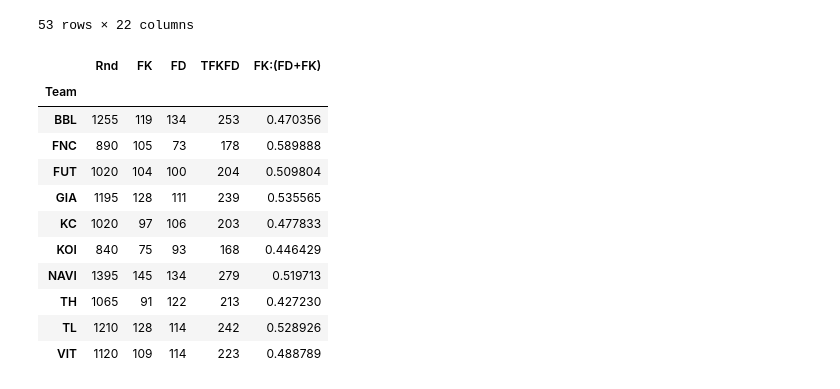
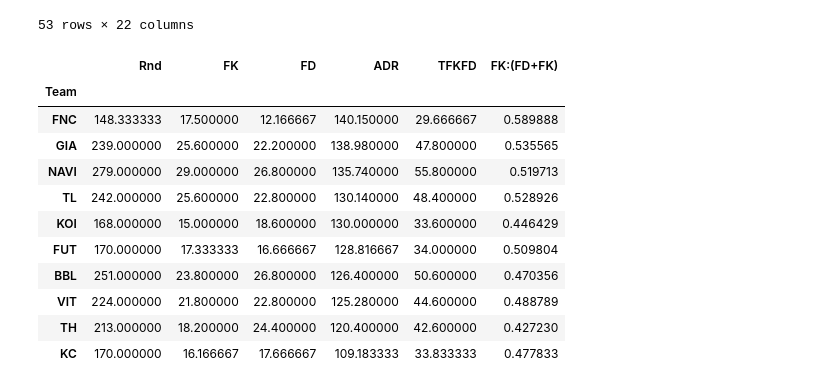
Before and after one commit to RayWP/Valorant_DS, a Jupyter notebook: notebooks/emea-analytic.ipynb, the cells around one changed output. Saved outputs shown, nothing was run; the diff lists cells and outputs as text; code cells hidden in the pictures.

```diff
--- a/notebooks/emea-analytic.ipynb
+++ b/notebooks/emea-analytic.ipynb
@@ -24,20 +25,20 @@ stats
 53 rows × 22 columns
 # %%
 # Most aggresive team (first kill/ (first death + first kill))
-result = stats.groupby(by='Team')[['Rnd', 'FK', 'FD',]].sum()
+result = stats.groupby(by='Team')[['Rnd', 'FK', 'FD','ADR']].mean()
 result['TFKFD'] = result['FD'] + result['FK']
 result['FK:(FD+FK)'] = result['FK'] / (result['FD'] + result['FK'])
-result
+result.sort_values(by='ADR',ascending=False)
 # %% [output]
-|  | Rnd | FK | FD | TFKFD | FK:(FD+FK) |
-| Team |  |  |  |  |  |
-| BBL | 1255 | 119 | 134 | 253 | 0.470356 |
-| FNC | 890 | 105 | 73 | 178 | 0.589888 |
-| FUT | 1020 | 104 | 100 | 204 | 0.509804 |
-| GIA | 1195 | 128 | 111 | 239 | 0.535565 |
-| KC | 1020 | 97 | 106 | 203 | 0.477833 |
-| KOI | 840 | 75 | 93 | 168 | 0.446429 |
-| NAVI | 1395 | 145 | 134 | 279 | 0.519713 |
-| TH | 1065 | 91 | 122 | 213 | 0.427230 |
-| TL | 1210 | 128 | 114 | 242 | 0.528926 |
-| VIT | 1120 | 109 | 114 | 223 | 0.488789 |
+|  | Rnd | FK | FD | ADR | TFKFD | FK:(FD+FK) |
+| Team |  |  |  |  |  |  |
+| FNC | 148.333333 | 17.500000 | 12.166667 | 140.150000 | 29.666667 | 0.589888 |
+| GIA | 239.000000 | 25.600000 | 22.200000 | 138.980000 | 47.800000 | 0.535565 |
+| NAVI | 279.000000 | 29.000000 | 26.800000 | 135.740000 | 55.800000 | 0.519713 |
+| TL | 242.000000 | 25.600000 | 22.800000 | 130.140000 | 48.400000 | 0.528926 |
+| KOI | 168.000000 | 15.000000 | 18.600000 | 130.000000 | 33.600000 | 0.446429 |
+| FUT | 170.000000 | 17.333333 | 16.666667 | 128.816667 | 34.000000 | 0.509804 |
+| BBL | 251.000000 | 23.800000 | 26.800000 | 126.400000 | 50.600000 | 0.470356 |
+| VIT | 224.000000 | 21.800000 | 22.800000 | 125.280000 | 44.600000 | 0.488789 |
+| TH | 213.000000 | 18.200000 | 24.400000 | 120.400000 | 42.600000 | 0.427230 |
+| KC | 170.000000 | 16.166667 | 17.666667 | 109.183333 | 33.833333 | 0.477833 |
```
Also changed, not shown: parts of 5 cells of this notebook, 2 other files.
